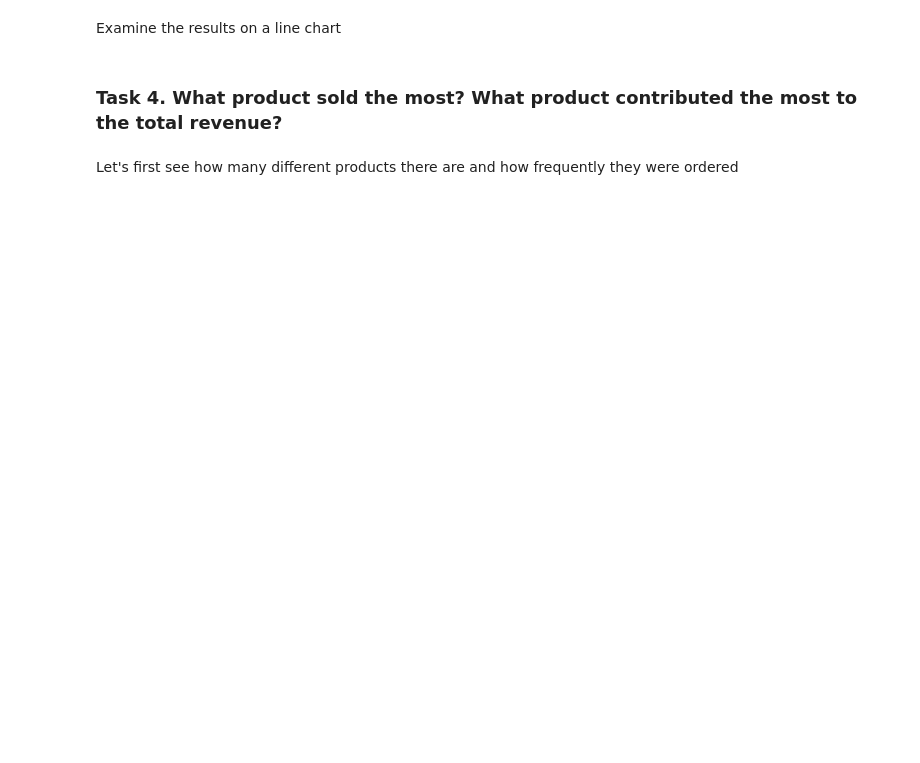
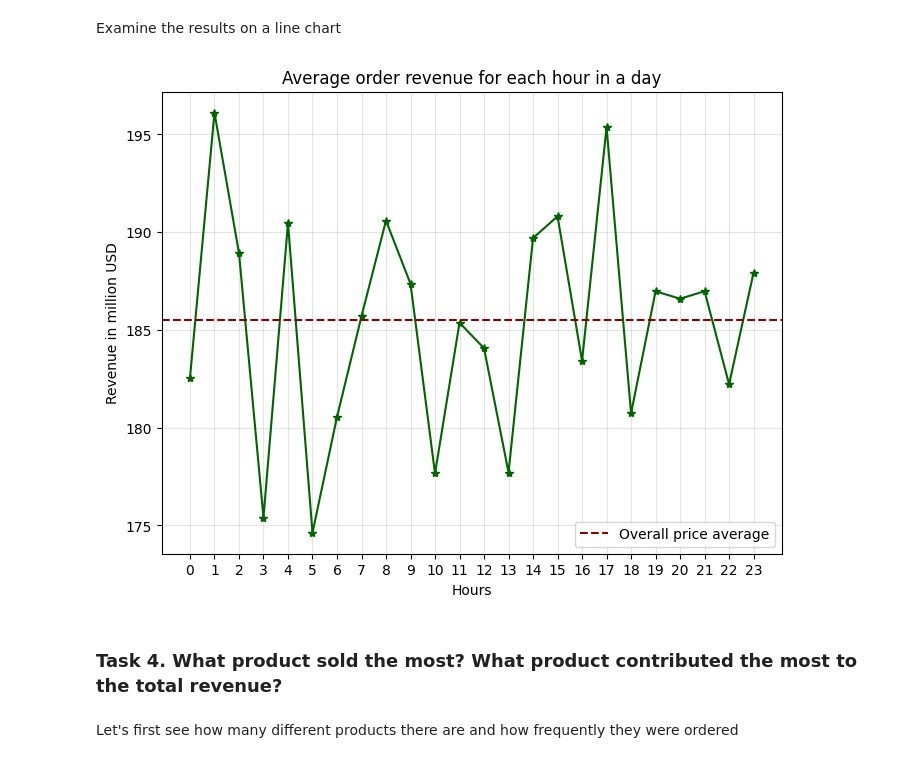
Before and after one commit to programiranje3/v2023, a Jupyter notebook: pandas/Sales_Analysis_Pandas_P3_tutorial.ipynb, the cells around one changed output. Cells and saved outputs as stored; diff of their text form; code cells hidden in the pictures; blank space fills up the shorter version.

```diff
--- a/pandas/Sales_Analysis_Pandas_P3_tutorial.ipynb
+++ b/pandas/Sales_Analysis_Pandas_P3_tutorial.ipynb
@@ -623,3 +746,5 @@ Finally, plot the per-city ordered quantites on a bar chart
 To answer this one, we can extract the hour from the Order Date and examine the average total order price across the 24 hours of a day
 # %% [markdown]
 **Step 1**: Create the 'Order Hour' column
+# %%
+sales['Order_Hour'] = sales.Order_Date.dt.hour
@@ -626,4 +760,6 @@ To answer this one, we can extract the hour from the Order Date and examine the
 # %% [markdown]
 **Step 2**: Group orders per Order Hour and compute mean Total price for each group
+# %%
+avg_price_per_hour = sales.groupby('Order_Hour')['Total_price'].mean()
 # %% [markdown]
 Sort the results in the descending order of the mean total price
@@ -630,5 +786,27 @@ Sort the results in the descending order of the mean total price
+# %%
+# added this overall average price to show how such a value can be plotted
+avg_tot_rev = sales.Total_price.mean()
 # %% [markdown]
 Examine the results on a line chart
+# %%
+x = avg_price_per_hour.index
+y = avg_price_per_hour.values
+
+_, ax = plt.subplots(figsize=(8,6))
+
+ax.plot(x, y, color='darkgreen', marker='*')
+ax.set_title('Average order revenue for each hour in a day')
+ax.set_xticks(range(24))
+ax.set_ylabel("Revenue in million USD")
+ax.set_xlabel("Hours")
+ax.grid(visible=True, axis='both', alpha=0.35)
+
+plt.axhline(y=avg_tot_rev, color='darkred', linestyle='--', label='Overall price average')
+plt.legend(loc='lower right')
+
+plt.show()
+# %% [output]
+[figure, added]
 # %% [markdown]
 ### Task 4. What product sold the most? What product contributed the most to the total revenue?
 # %% [markdown]
```
Also changed, not shown: parts of 47 cells of this notebook.
